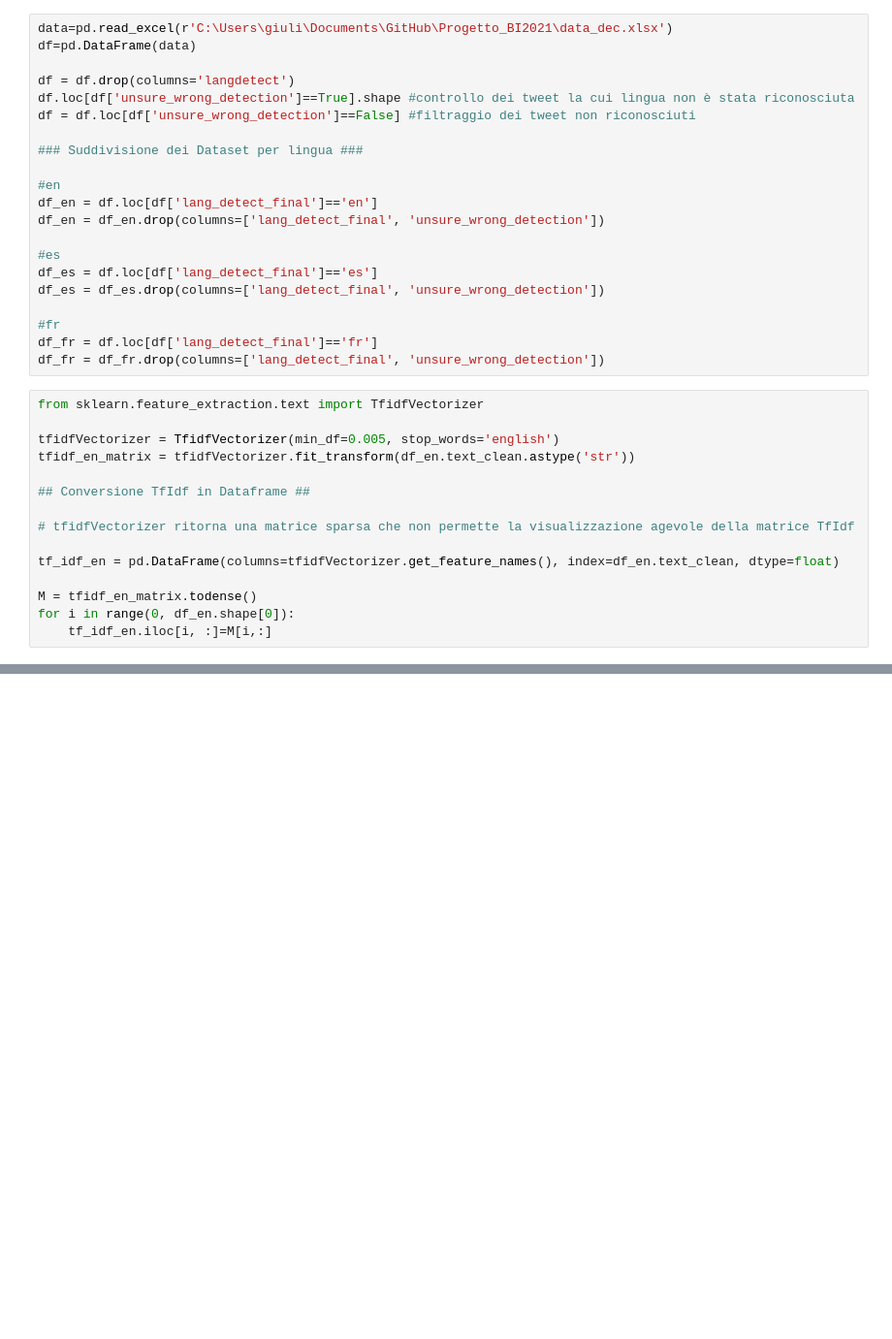
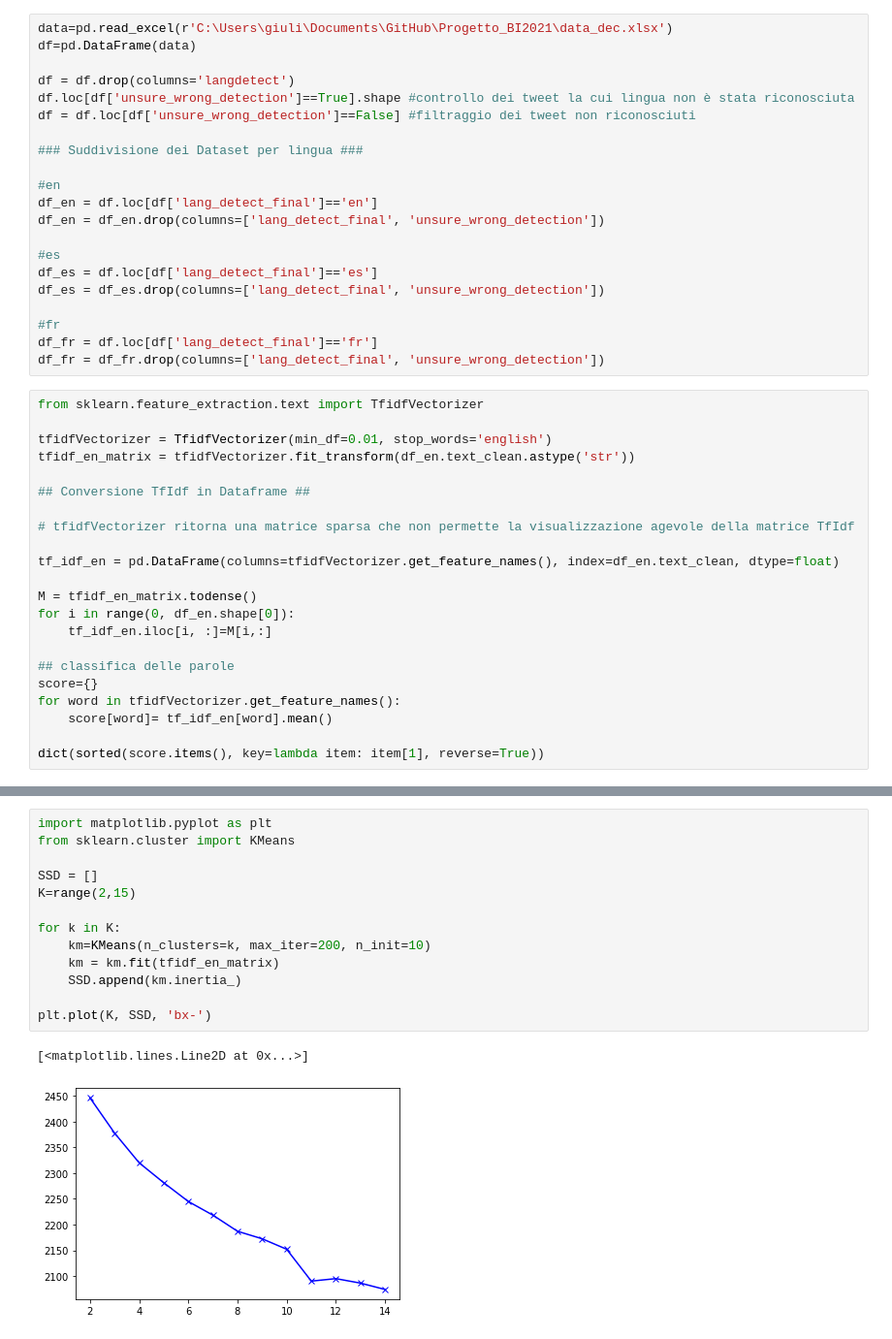
Before and after one commit to giulionenna/Progetto_BI2021, a Jupyter notebook: Mining_notebook.ipynb, the cells around one changed output, grey strips where cells are left out. Shown at 97% size. Drawn from its saved outputs; the diff is of its cells as text; blank space fills up the shorter version.

Commit message:
iniziato k means e wordcloud, iniziato a fare stemming manuale

```diff
--- a/Mining_notebook.ipynb
+++ b/Mining_notebook.ipynb
@@ -143,7 +144,7 @@ df_fr = df_fr.drop(columns=['lang_detect_final', 'unsure_wrong_detection'])
 # %%
 from sklearn.feature_extraction.text import TfidfVectorizer
 
-tfidfVectorizer = TfidfVectorizer(min_df=0.005, stop_words='english')
+tfidfVectorizer = TfidfVectorizer(min_df=0.01, stop_words='english')
 tfidf_en_matrix = tfidfVectorizer.fit_transform(df_en.text_clean.astype('str'))
 
 ## Conversione TfIdf in Dataframe ##
@@ -155,3 +156,10 @@ tf_idf_en = pd.DataFrame(columns=tfidfVectorizer.get_feature_names(), index=df_e
 M = tfidf_en_matrix.todense()
 for i in range(0, df_en.shape[0]):
     tf_idf_en.iloc[i, :]=M[i,:]
+
+## classifica delle parole
+score={}
+for word in tfidfVectorizer.get_feature_names():
+    score[word]= tf_idf_en[word].mean()
+
+dict(sorted(score.items(), key=lambda item: item[1], reverse=True))
@@ -163,0 +204,16 @@ dtype('float64')
+# %%
+import matplotlib.pyplot as plt
+from sklearn.cluster import KMeans
+
+SSD = []
+K=range(2,15)
+
+for k in K:
+    km=KMeans(n_clusters=k, max_iter=200, n_init=10)
+    km = km.fit(tfidf_en_matrix)
+    SSD.append(km.inertia_)
+
+plt.plot(K, SSD, 'bx-')
+# %% [output]
+[<matplotlib.lines.Line2D at 0x...>]
+[figure, added]
```
Also changed, not shown: parts of 9 cells of this notebook.
